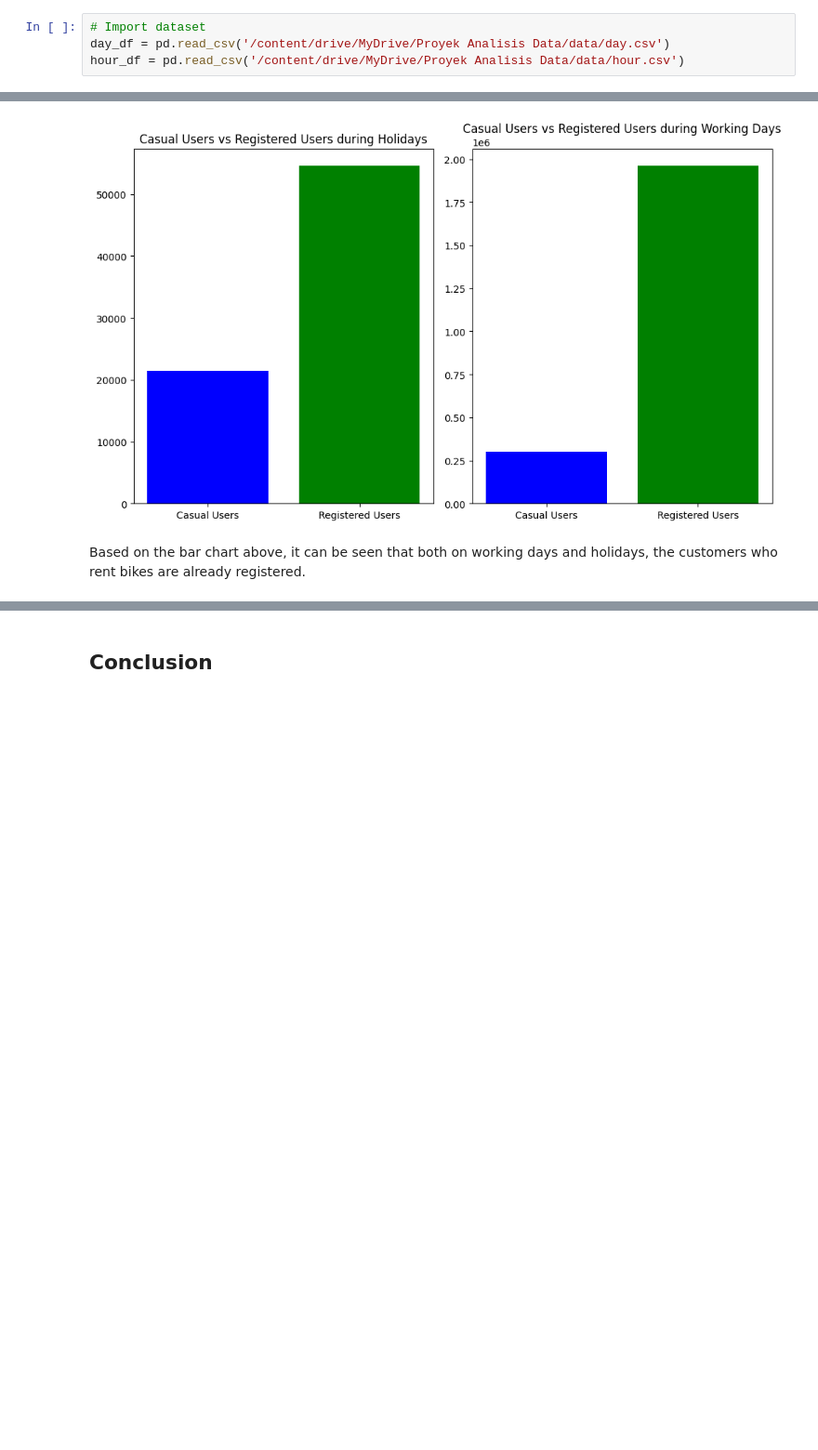
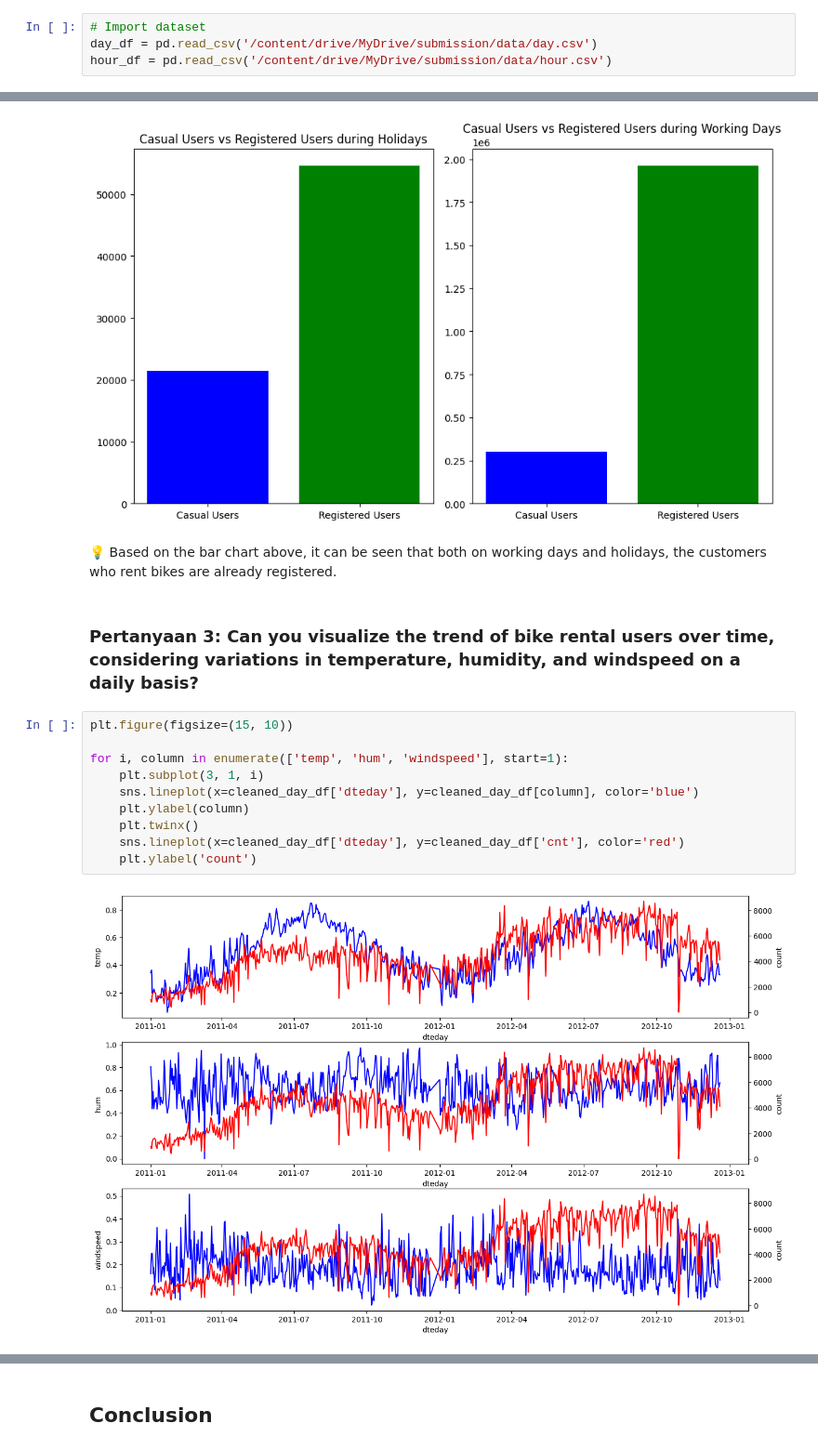
Before and after one commit to UndissyaPutri/BANGKIT-BelajarAnalisisDatadenganPython, a Jupyter notebook: notebook.ipynb, the cells around one changed output, grey strips where cells are left out. Shown at 93% size. Drawn from its saved outputs; the diff is of its cells as text; blank space fills up the shorter version.

```diff
--- a/notebook.ipynb
+++ b/notebook.ipynb
@@ -29,4 +84,4 @@ Drive already mounted at /content/drive; to attempt to forcibly remount, call dr
 # %%
 # Import dataset
-day_df = pd.read_csv('/content/drive/MyDrive/Proyek Analisis Data/data/day.csv')
-hour_df = pd.read_csv('/content/drive/MyDrive/Proyek Analisis Data/data/hour.csv')
+day_df = pd.read_csv('/content/drive/MyDrive/submission/data/day.csv')
+hour_df = pd.read_csv('/content/drive/MyDrive/submission/data/hour.csv')
@@ -365,4 +463,18 @@ plt.show()
 # %% [output]
 [figure]
 # %% [markdown]
-Based on the bar chart above, it can be seen that both on working days and holidays, the customers who rent bikes are already registered.
+💡 Based on the bar chart above, it can be seen that both on working days and holidays, the customers who rent bikes are already registered.
+# %% [markdown]
+### Pertanyaan 3: Can you visualize the trend of bike rental users over time, considering variations in temperature, humidity, and windspeed on a daily basis?
+# %%
+plt.figure(figsize=(15, 10))
+
+for i, column in enumerate(['temp', 'hum', 'windspeed'], start=1):
+    plt.subplot(3, 1, i)
+    sns.lineplot(x=cleaned_day_df['dteday'], y=cleaned_day_df[column], color='blue')
+    plt.ylabel(column)
+    plt.twinx()
+    sns.lineplot(x=cleaned_day_df['dteday'], y=cleaned_day_df['cnt'], color='red')
+    plt.ylabel('count')
+# %% [output]
+[figure, added]
```
Also changed, not shown: parts of 34 cells of this notebook, 3 other files.
